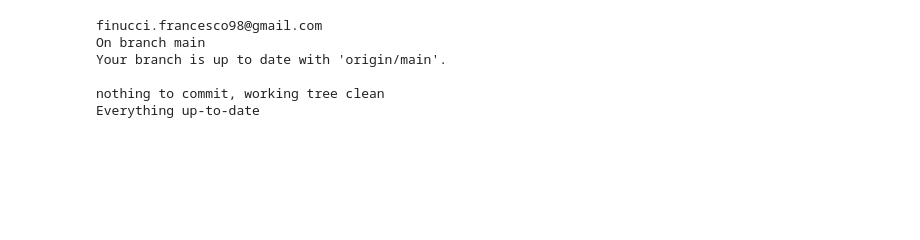
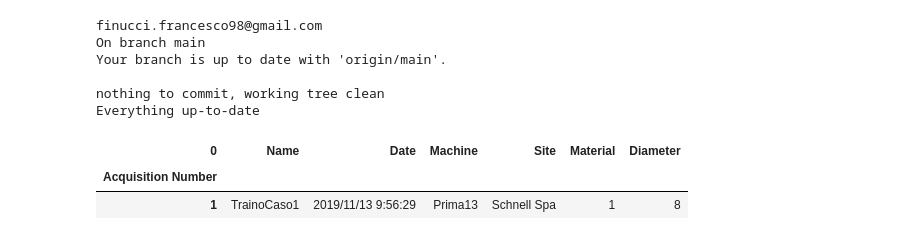
Before and after one commit to BianchiLuca28/project_CSD, a Jupyter notebook: notebook_exploration_cleaning/prova.ipynb, the cells around one changed output. Cells and saved outputs as stored; diff of their text form; code cells hidden in the pictures; blank space fills up the shorter version.

```diff
--- a/notebook_exploration_cleaning/prova.ipynb
+++ b/notebook_exploration_cleaning/prova.ipynb
@@ -66,25 +56,29 @@ os.listdir('data/raw_data/DatasetRuoteCaso1')
 # %%
 import pandas as pd
 
 raw_dataframe_1 = pd.read_excel("data/raw_data/DatasetRuoteCaso1/TrainoCaso1_1.xlsx",nrows=6,header = None)
 
 T_table = raw_dataframe_1.T #Transpose the dataframe in order to have rows as columns
 
 new_header = T_table.iloc[0] #grab the first row for the header
 T_table = T_table[1:] #take the data less the header row
 T_table.columns = new_header #set the header row as the df header
 
-T_table.set_index('Acquisition Number', inplace=True) #Set the new index
+anagrafica_df = T_table.set_index('Acquisition Number') #Set the new index
 
 #Replacing the column "Material" that contains a string like "d:n|r:m", with n
 #being the diameter of the iron bar and m being the type of iron (0 for nervato and 1 for non nervato).
 #Here we put 'n' into the "Material" column and 'm' into the "Diameter" column.
-diameter, material = str(T_table['Material'].values[0]).split('|')
-T_table['Material'] = material.split(':')[1]
-T_table['Diameter'] = diameter.split(':')[1]
+diameter, material = str(anagrafica_df['Material'].values[0]).split('|')
+anagrafica_df['Material'] = material.split(':')[1]
+anagrafica_df['Diameter'] = diameter.split(':')[1]
 
 #Printing
-T_table.style
+anagrafica_df.style
+# %% [output]
+| 0 | Name | Date | Machine | Site | Material | Diameter |
+| Acquisition Number |  |  |  |  |  |  |
+| 1 | TrainoCaso1 | 2019/11/13 9:56:29 | Prima13 | Schnell Spa | 1 | 8 |
 # %%
 raw_dataframe_2 = pd.read_excel("data/raw_data/DatasetRuoteCaso1/TrainoCaso1_1.xlsx",skiprows=6)
 
```
Also changed, not shown: parts of 3 cells of this notebook.
